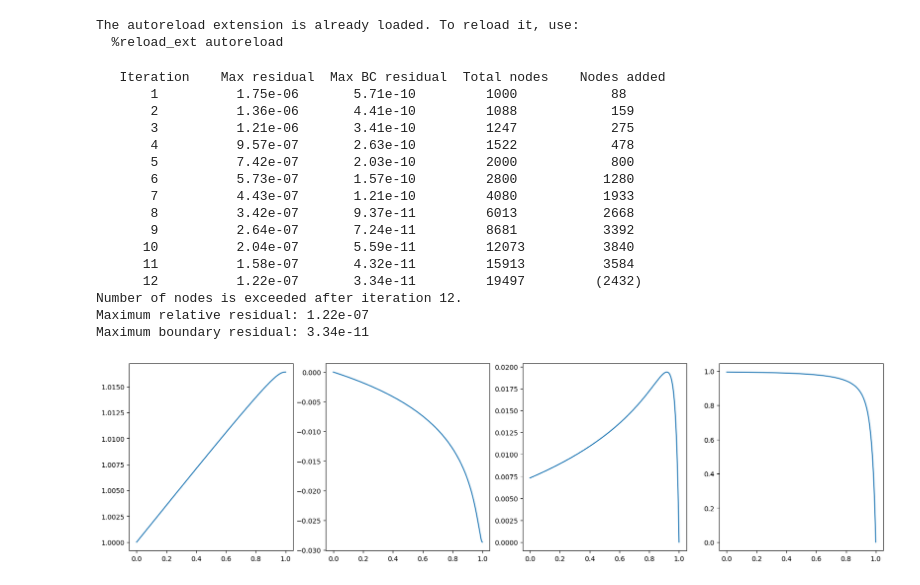
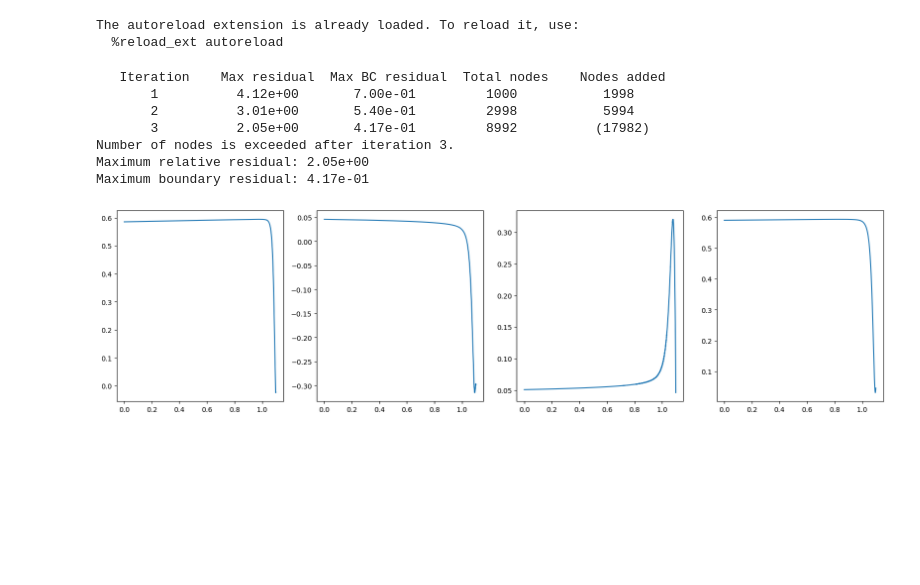
Before and after one commit to Jone-Liekens/Perturbation, a Jupyter notebook: defina/test_pdswe_c.ipynb, the cells around one changed output. Drawn from its saved outputs; the diff is of its cells as text; code cells hidden in the pictures; blank space fills up the shorter version.

```diff
--- a/defina/test_pdswe_c.ipynb
+++ b/defina/test_pdswe_c.ipynb
@@ -10,31 +10,22 @@ The autoreload extension is already loaded. To reload it, use:
 # %%
 
 
 pdswec = PDSWE_C()
 
 pdswec.r = 0.45
 
 pdswec.a_r = 0.1
-pdswec.dL = 0
+pdswec.dL = 0.1
 pdswec.set_derivative_vars()
 
 pdswec.solve_coupled()
 pdswec.visualize_coupled()
 # %% [output]
    Iteration    Max residual  Max BC residual  Total nodes    Nodes added
-       1          1.75e-06       5.71e-10         1000            88
-       2          1.36e-06       4.41e-10         1088            159
-       3          1.21e-06       3.41e-10         1247            275
-       4          9.57e-07       2.63e-10         1522            478
-       5          7.42e-07       2.03e-10         2000            800
-       6          5.73e-07       1.57e-10         2800           1280
-       7          4.43e-07       1.21e-10         4080           1933
-       8          3.42e-07       9.37e-11         6013           2668
-       9          2.64e-07       7.24e-11         8681           3392
-      10          2.04e-07       5.59e-11         12073          3840
-      11          1.58e-07       4.32e-11         15913          3584
-      12          1.22e-07       3.34e-11         19497         (2432)
-Number of nodes is exceeded after iteration 12.
-Maximum relative residual: 1.22e-07
-Maximum boundary residual: 3.34e-11
+       1          4.12e+00       7.00e-01         1000           1998
+       2          3.01e+00       5.40e-01         2998           5994
+       3          2.05e+00       4.17e-01         8992          (17982)
+Number of nodes is exceeded after iteration 3.
+Maximum relative residual: 2.05e+00
+Maximum boundary residual: 4.17e-01
-[figure, old version]
+[figure, new version]
```
Also changed, not shown: parts of 3 cells of this notebook, 9 other files.
